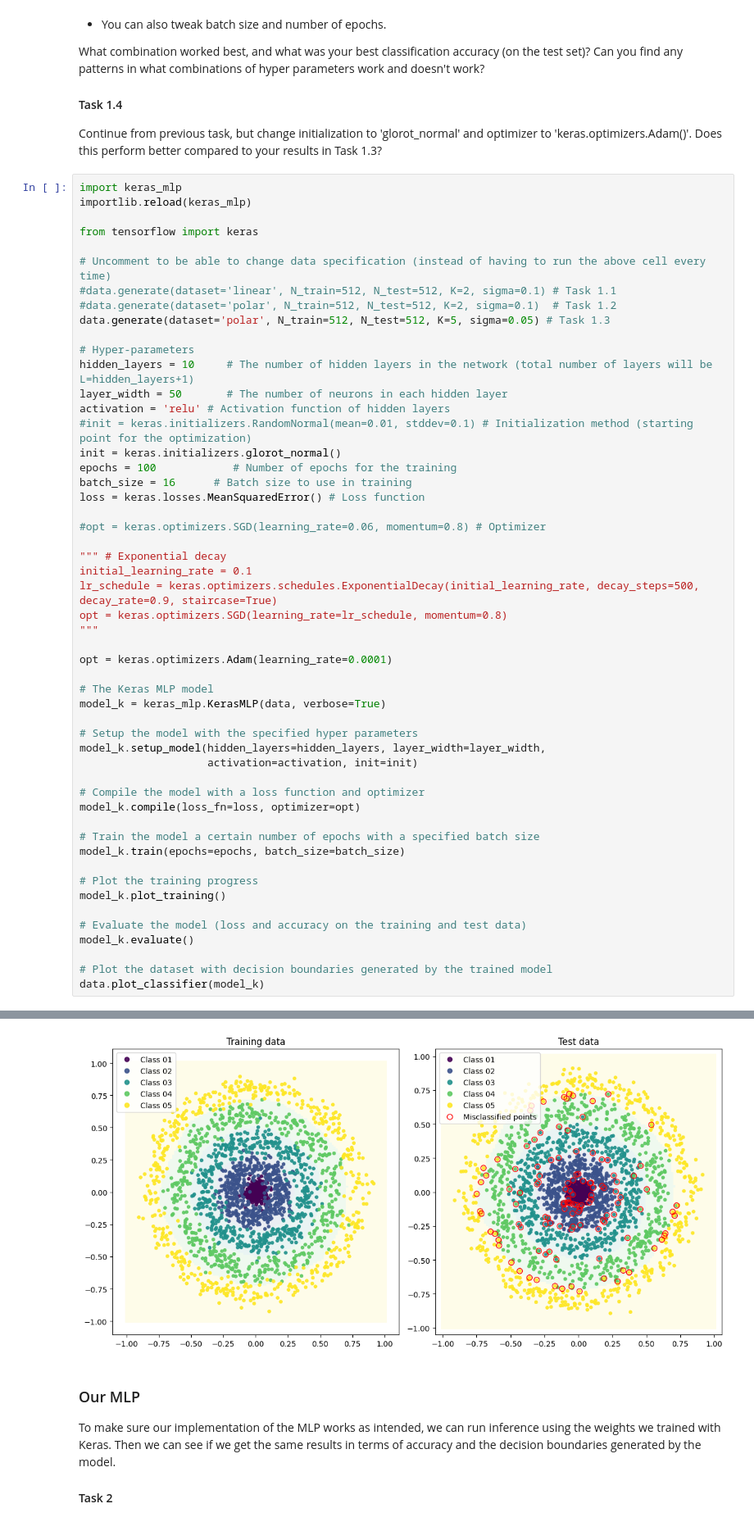
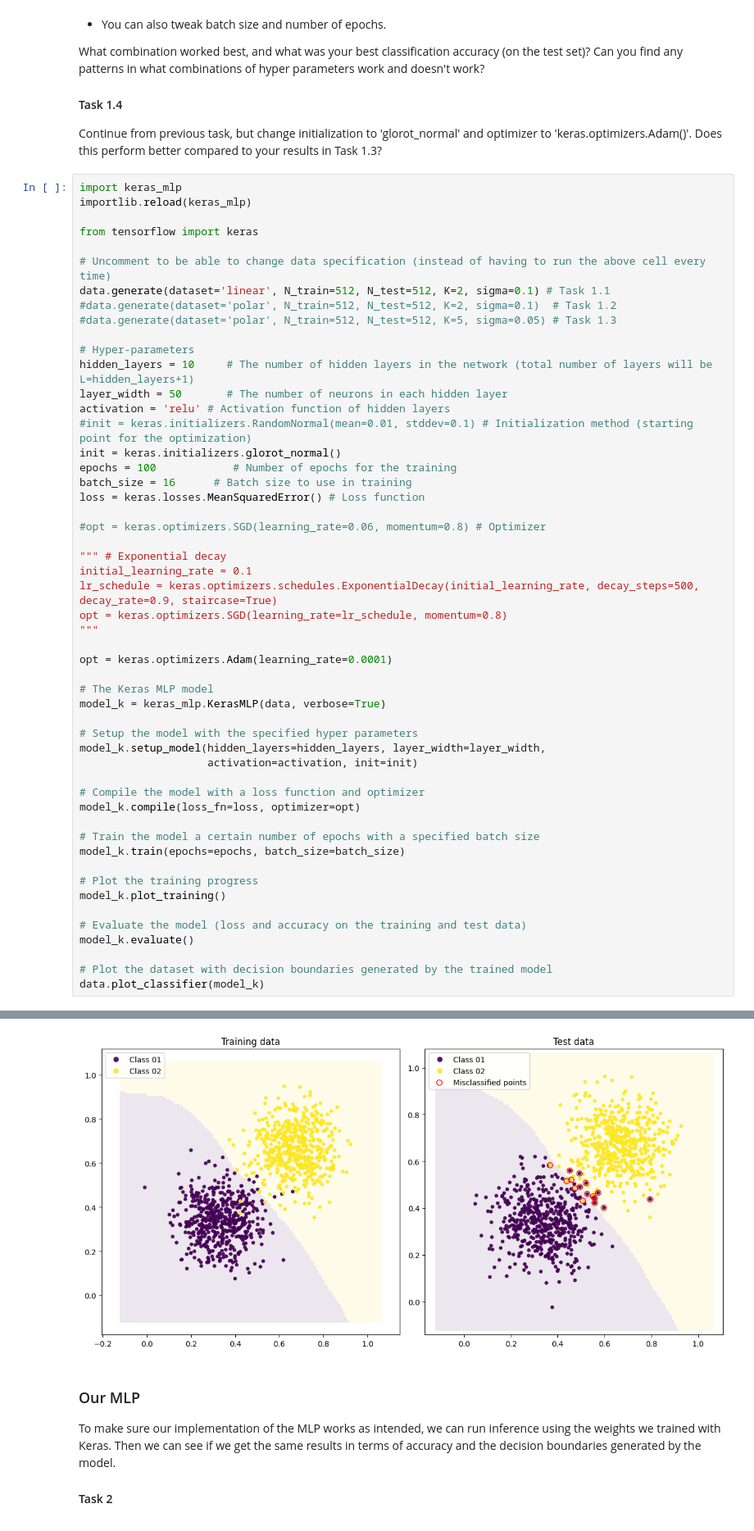
Before and after one commit to AntonMartic/deep-learning, a Jupyter notebook: Lab1/lab01.ipynb, the cells around one changed output, grey strips where cells are left out. Shown: that part at 82% size. Drawn from its saved outputs; the diff is of its cells as text.

```diff
--- a/Lab1/lab01.ipynb
+++ b/Lab1/lab01.ipynb
@@ -65,9 +65,9 @@ importlib.reload(keras_mlp)
 from tensorflow import keras
 
 # Uncomment to be able to change data specification (instead of having to run the above cell every time)
-#data.generate(dataset='linear', N_train=512, N_test=512, K=2, sigma=0.1) # Task 1.1
+data.generate(dataset='linear', N_train=512, N_test=512, K=2, sigma=0.1) # Task 1.1
 #data.generate(dataset='polar', N_train=512, N_test=512, K=2, sigma=0.1)  # Task 1.2
-data.generate(dataset='polar', N_train=512, N_test=512, K=5, sigma=0.05) # Task 1.3
+#data.generate(dataset='polar', N_train=512, N_test=512, K=5, sigma=0.05) # Task 1.3
 
 # Hyper-parameters
 hidden_layers = 10     # The number of hidden layers in the network (total number of layers will be L=hidden_layers+1)
@@ -169,6 +169,6 @@ Model performance:
 Ignoring fixed x limits to fulfill fixed data aspect with adjustable data limits.
 Ignoring fixed y limits to fulfill fixed data aspect with adjustable data limits.
-[figure, old version]
+[figure, new version]
 # %% [markdown]
 ### Our MLP
 To make sure our implementation of the MLP works as intended, we can run inference using the weights we trained with Keras. Then we can see if we get the same results in terms of accuracy and the decision boundaries generated by the model.
```
Also changed, not shown: parts of 3 cells of this notebook.
